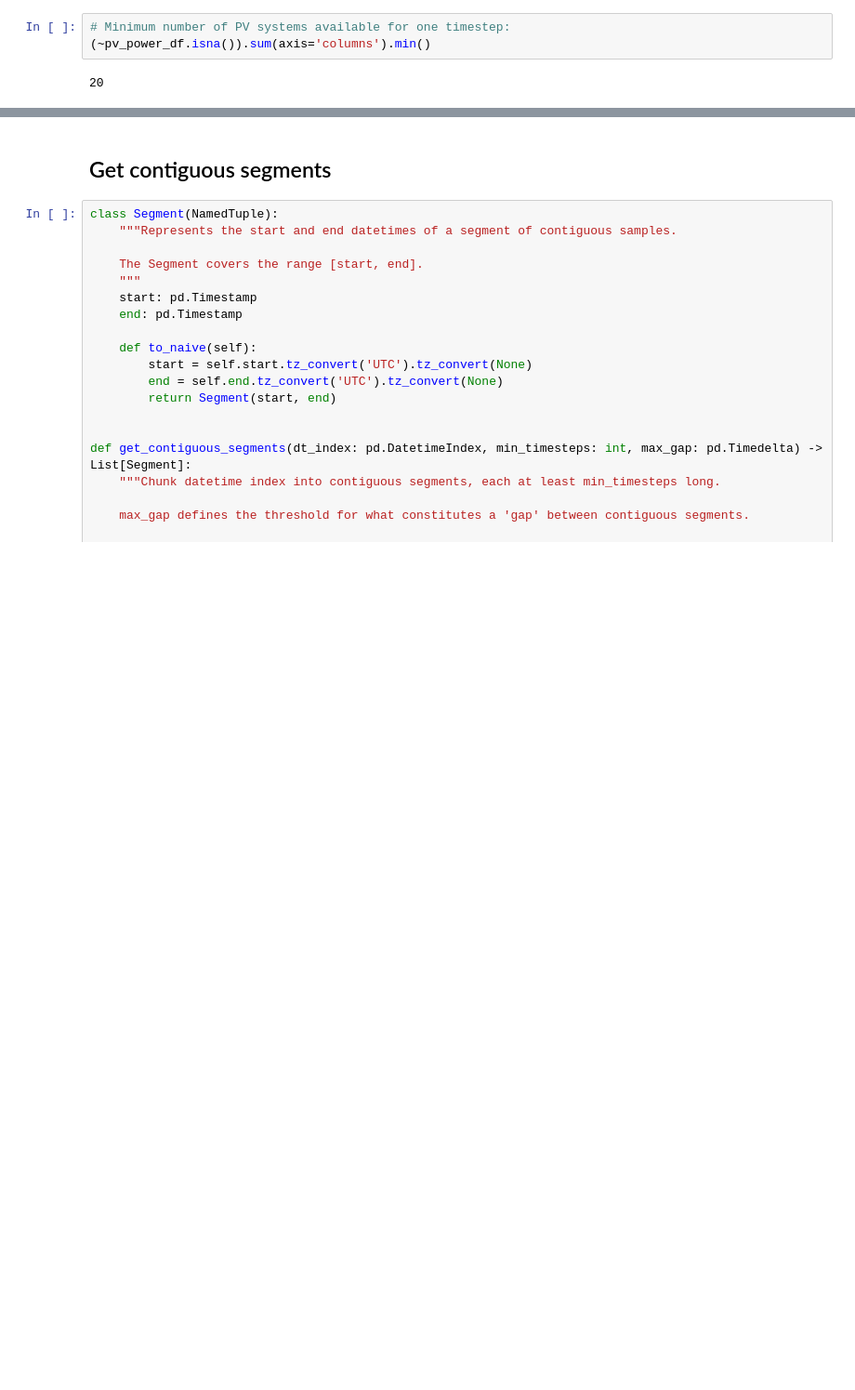
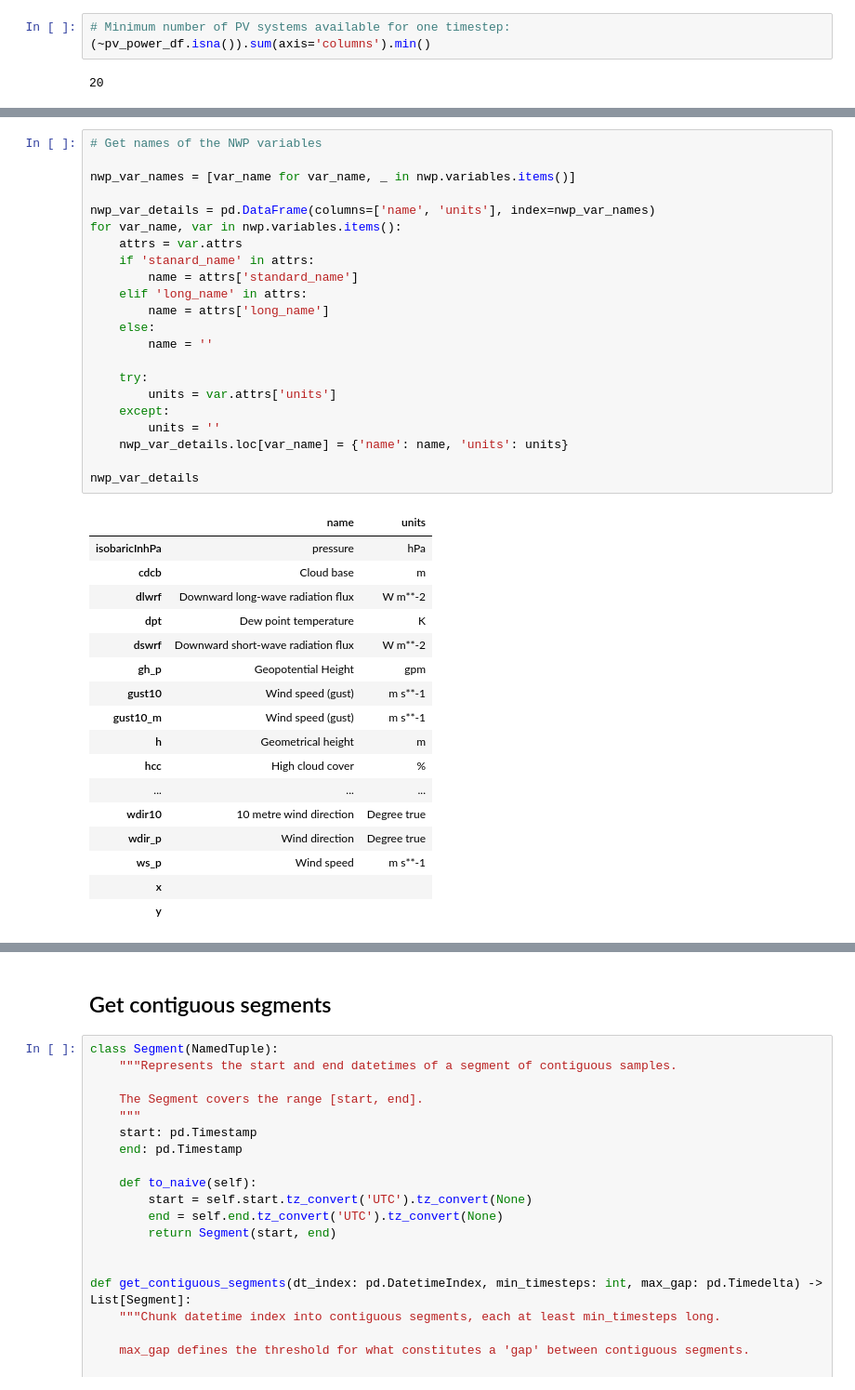
Before and after one commit to openclimatefix/predict_pv_yield, a Jupyter notebook: notebooks/21.0_include_PV_data.ipynb, the cells around one changed output, grey strips where cells are left out. Shown at 93% size. Drawn from its saved outputs; the diff is of its cells as text; blank space fills up the shorter version.

```diff
--- a/notebooks/21.0_include_PV_data.ipynb
+++ b/notebooks/21.0_include_PV_data.ipynb
@@ -473,0 +509,40 @@ pv_power_df.values.nbytes / 1E6
+# %%
+# Get names of the NWP variables
+
+nwp_var_names = [var_name for var_name, _ in nwp.variables.items()]
+
+nwp_var_details = pd.DataFrame(columns=['name', 'units'], index=nwp_var_names)
+for var_name, var in nwp.variables.items():
+    attrs = var.attrs
+    if 'stanard_name' in attrs:
+        name = attrs['standard_name']
+    elif 'long_name' in attrs:
+        name = attrs['long_name']
+    else:
+        name = ''
+
+    try:
+        units = var.attrs['units']
+    except:
+        units = ''
+    nwp_var_details.loc[var_name] = {'name': name, 'units': units}
+
+nwp_var_details
+# %% [output]
+|  | name | units |
+| isobaricInhPa | pressure | hPa |
+| cdcb | Cloud base | m |
+| dlwrf | Downward long-wave radiation flux | W m**-2 |
+| dpt | Dew point temperature | K |
+| dswrf | Downward short-wave radiation flux | W m**-2 |
+| gh_p | Geopotential Height | gpm |
+| gust10 | Wind speed (gust) | m s**-1 |
+| gust10_m | Wind speed (gust) | m s**-1 |
+| h | Geometrical height | m |
+| hcc | High cloud cover | % |
+| ... | ... | ... |
+| wdir10 | 10 metre wind direction | Degree true |
+| wdir_p | Wind direction | Degree true |
+| ws_p | Wind speed | m s**-1 |
+| x |  |  |
+| y |  |  |
```
Also changed, not shown: parts of 30 cells of this notebook.
